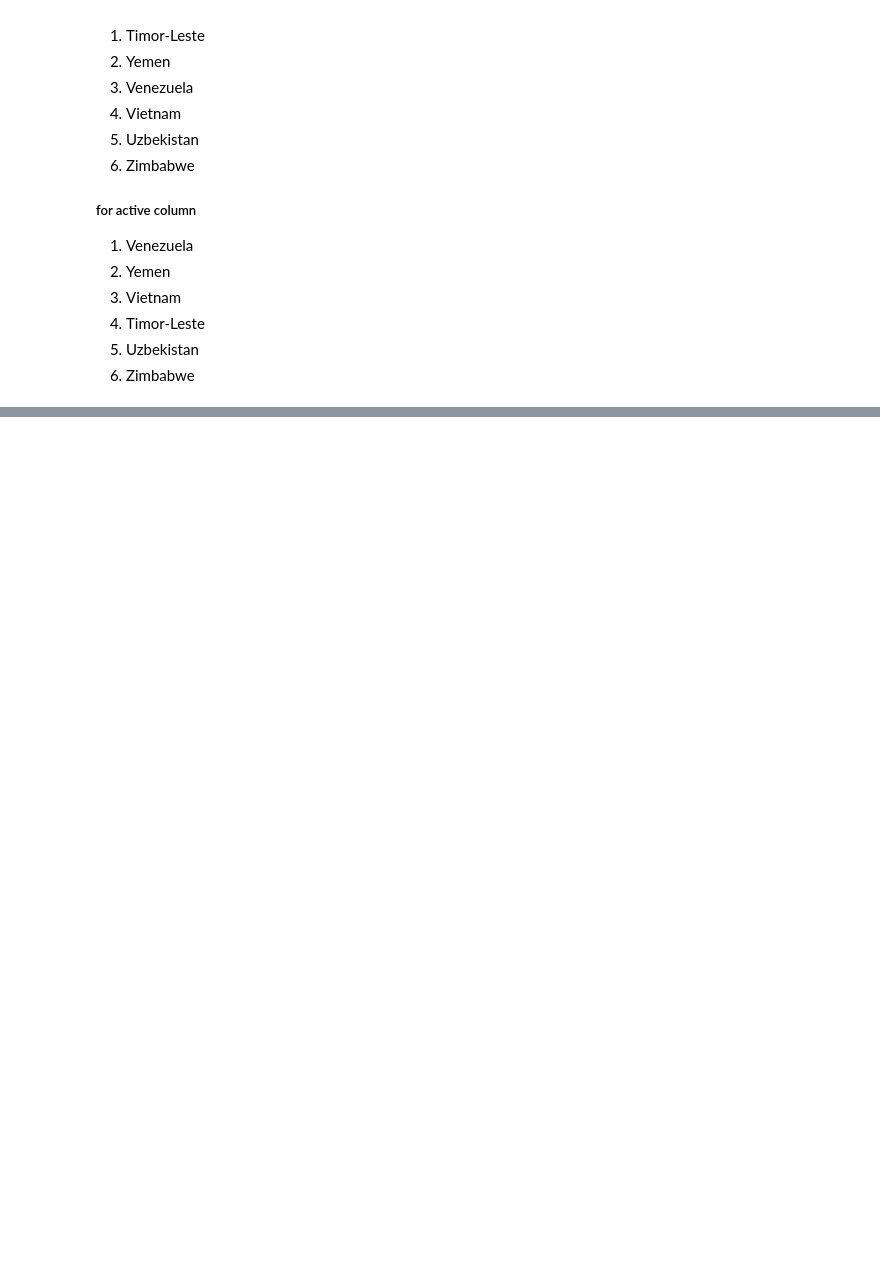
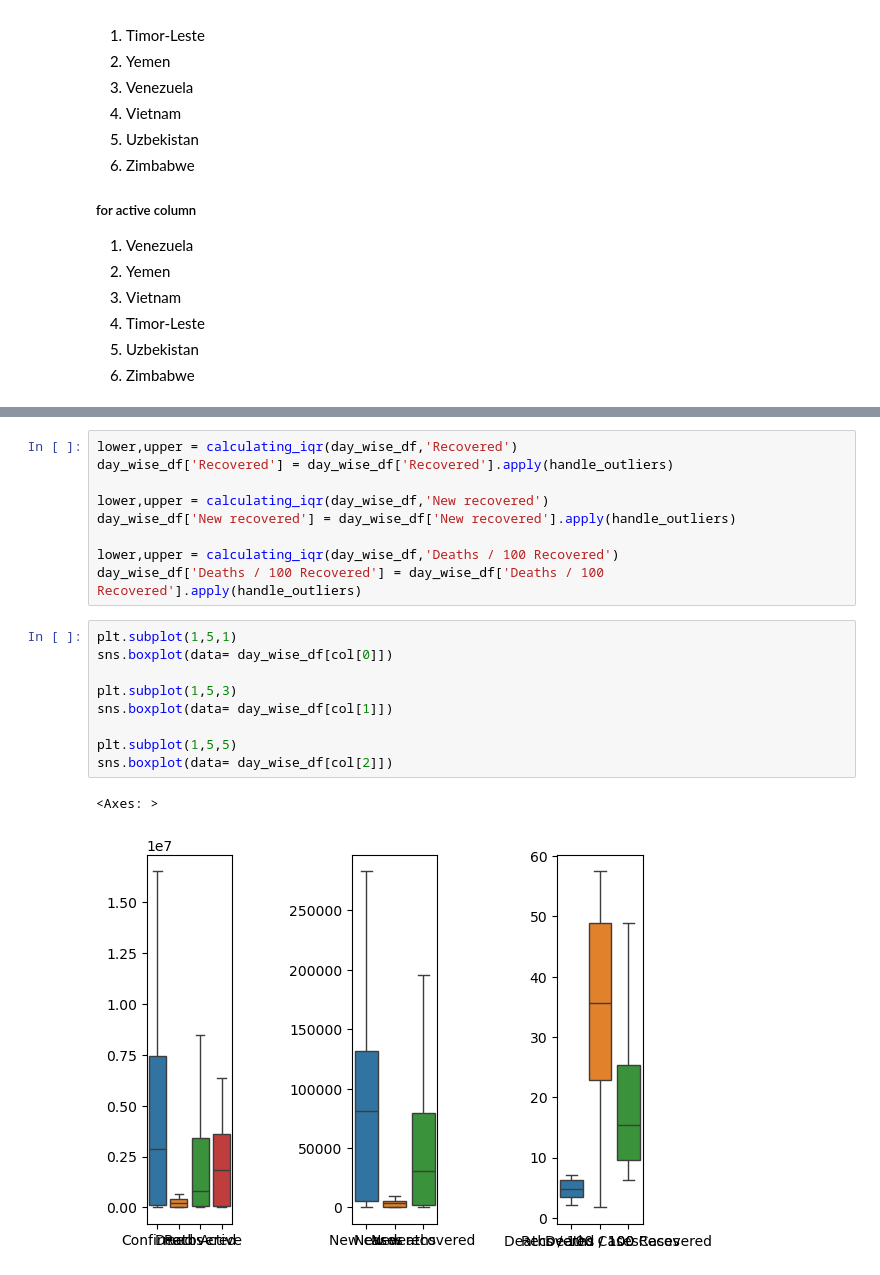
Before and after one commit to 27Swa/HackerRank-python-problems, a Jupyter notebook: Data preprocessing and visualization/covid-19-analysis-and-visualization.ipynb, the cells around one changed output, grey strips where cells are left out. Drawn from its saved outputs; the diff is of its cells as text; blank space fills up the shorter version.

```diff
--- a/Data preprocessing and visualization/covid-19-analysis-and-visualization.ipynb
+++ b/Data preprocessing and visualization/covid-19-analysis-and-visualization.ipynb
@@ -370,0 +582,21 @@ plt.show()
+# %%
+lower,upper = calculating_iqr(day_wise_df,'Recovered')
+day_wise_df['Recovered'] = day_wise_df['Recovered'].apply(handle_outliers)
+
+lower,upper = calculating_iqr(day_wise_df,'New recovered')
+day_wise_df['New recovered'] = day_wise_df['New recovered'].apply(handle_outliers)
+
+lower,upper = calculating_iqr(day_wise_df,'Deaths / 100 Recovered')
+day_wise_df['Deaths / 100 Recovered'] = day_wise_df['Deaths / 100 Recovered'].apply(handle_outliers)
+# %%
+plt.subplot(1,5,1)
+sns.boxplot(data= day_wise_df[col[0]])
+
+plt.subplot(1,5,3)
+sns.boxplot(data= day_wise_df[col[1]])
+
+plt.subplot(1,5,5)
+sns.boxplot(data= day_wise_df[col[2]])
+# %% [output]
+<Axes: >
+[figure, added]
```
Also changed, not shown: parts of 86 cells of this notebook, 1 other file.
